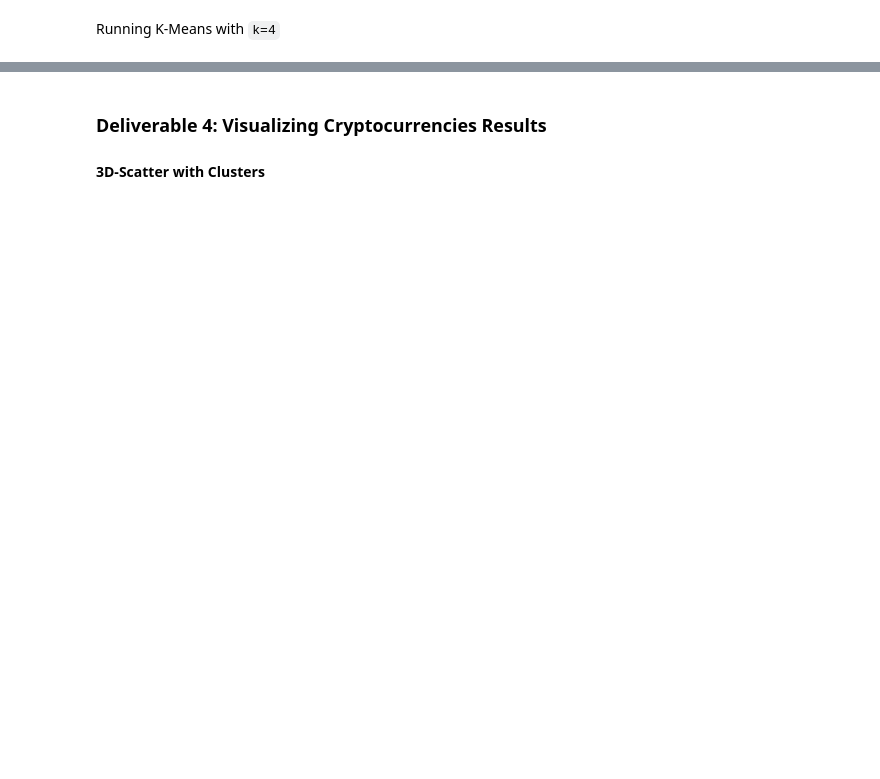
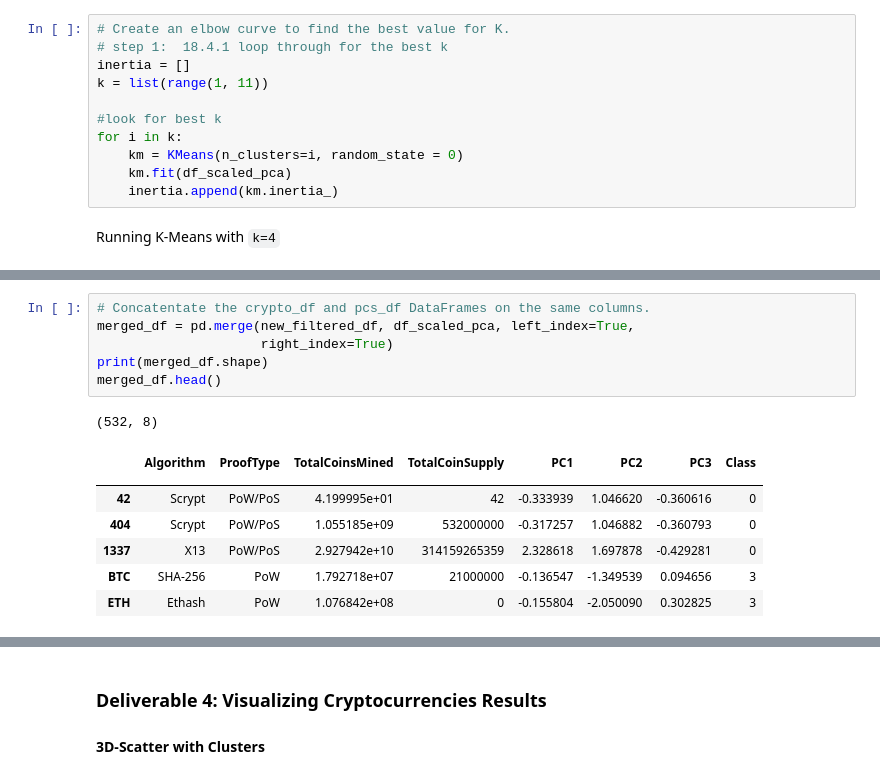
Before and after one commit to laurlen2112/crypto_analysis, a Jupyter notebook: crypto_clustering.ipynb, the cells around one changed output, grey strips where cells are left out. Saved outputs shown, nothing was run; the diff lists cells and outputs as text; blank space fills up the shorter version.

```diff
--- a/crypto_clustering.ipynb
+++ b/crypto_clustering.ipynb
@@ -262,2 +237,13 @@ df_scaled_pca.head()
+# %%
+# Create an elbow curve to find the best value for K.
+# step 1:  18.4.1 loop through for the best k
+inertia = []
+k = list(range(1, 11))
+
+#look for best k
+for i in k:
+    km = KMeans(n_clusters=i, random_state = 0)
+    km.fit(df_scaled_pca)
+    inertia.append(km.inertia_)
 # %% [markdown]
 Running K-Means with `k=4`
@@ -291 +300,16 @@ array([0, 0, 0, 1, 1, 1, 0, 1, 1, 1, 0, 1, 0, 0, 1, 0, 1, 1, 0, 0, 1, 1,
+# %%
+# Concatentate the crypto_df and pcs_df DataFrames on the same columns.
+merged_df = pd.merge(new_filtered_df, df_scaled_pca, left_index=True,
+                     right_index=True)
+print(merged_df.shape)
+merged_df.head()
+# %% [output]
+(532, 8)
+|  | Algorithm | ProofType | TotalCoinsMined | TotalCoinSupply | PC1 | PC2 | PC3 | Class |
+|  |  |  |  |  |  |  |  |  |
+| 42 | Scrypt | PoW/PoS | 4.199995e+01 | 42 | -0.333939 | 1.046620 | -0.360616 | 0 |
+| 404 | Scrypt | PoW/PoS | 1.055185e+09 | 532000000 | -0.317257 | 1.046882 | -0.360793 | 0 |
+| 1337 | X13 | PoW/PoS | 2.927942e+10 | 314159265359 | 2.328618 | 1.697878 | -0.429281 | 0 |
+| BTC | SHA-256 | PoW | 1.792718e+07 | 21000000 | -0.136547 | -1.349539 | 0.094656 | 3 |
+| ETH | Ethash | PoW | 1.076842e+08 | 0 | -0.155804 | -2.050090 | 0.302825 | 3 |
 # %%
```
Also changed, not shown: parts of 20 cells of this notebook.
